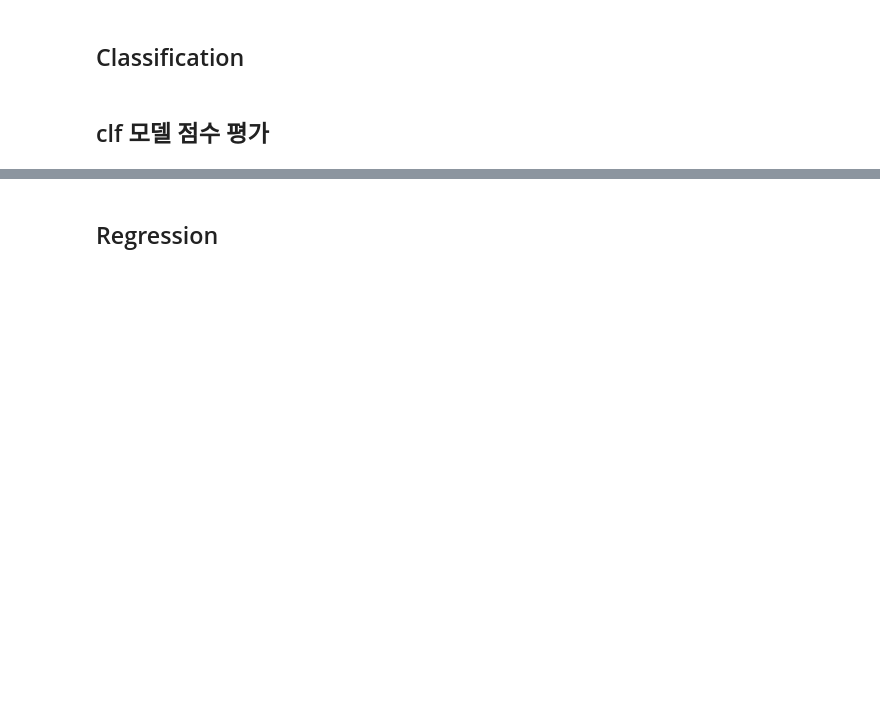
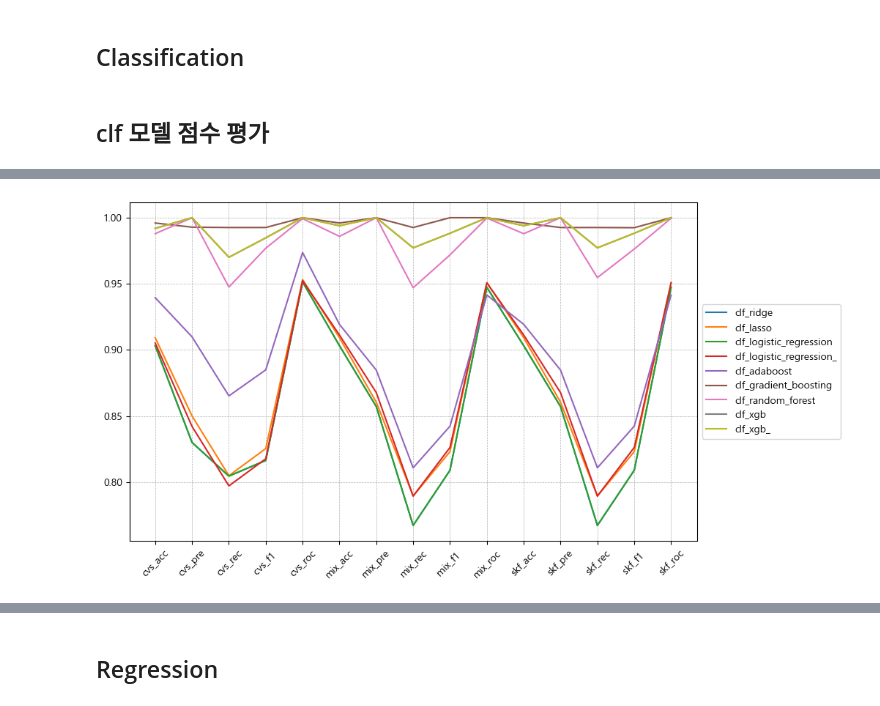
Before and after one commit to miny-genie/RTC-mariokart-8-AI, a Jupyter notebook: 3_select_model.ipynb, the cells around one changed output, grey strips where cells are left out. Saved outputs shown, nothing was run; the diff lists cells and outputs as text; code cells hidden in the pictures; blank space fills up the shorter version.

```diff
--- a/3_select_model.ipynb
+++ b/3_select_model.ipynb
@@ -299,8 +298,29 @@ def print_clf_score(model: BaseEstimator) -> None:
 # %% [markdown]
 ## clf 모델 점수 평가
 # %%
-for model_name, model in clf_model_dict.items():
-    print(model_name)
-    print_clf_score(model)
-    print()
+df_clf_scores = pd.DataFrame()
+Y = y_result
+
+for model_name, model in tqdm(clf_model_dict.items()):
+    model, X_train, X_test, y_train, y_test = fit_model(model, X, Y)
+    scores1, scores2, scores3 = clf_cross_validation(
+        model,
+        X_train,
+        y_train,
+        5
+    )
+
+    # print_clf_score(model, scores1, scores2, scores3)
+    values = (
+        [np.mean(s) for s in scores1.values()] +
+        [np.mean(s) for s in scores2.values()] +
+        [np.mean(s) for s in scores3.values()]
+    )
+
+    df_tmp = pd.DataFrame({model_name: values})
+    df_clf_scores = pd.concat([df_clf_scores, df_tmp], axis=1)
+
+keys = [k for k in scores1.keys()] + [k for k in scores2.keys()] + [k for k in scores3.keys()]
+df_clf_scores = pd.concat([df_clf_scores, pd.DataFrame({"name":keys})], axis=1)
+df_clf_scores
 # %% [output]
@@ -323,0 +343,13 @@ skf_roc: 1.0
+# %%
+# https://stackoverflow.com/questions/26358200/xticks-by-pandas-plot-rename-with-the-string
+
+df_clf_scores.plot(
+    figsize = (10, 6),
+    rot = 45
+).set_xticks(df_clf_scores.index, df_clf_scores.name)
+
+plt.legend(loc='center left', bbox_to_anchor=(1, 0.5))
+plt.grid(True, linestyle='--', linewidth=0.5, axis='x')
+plt.grid(True, linestyle='--', linewidth=0.5, axis='y')
+# %% [output]
+[figure, added]
```
Also changed, not shown: parts of 12 cells of this notebook.
